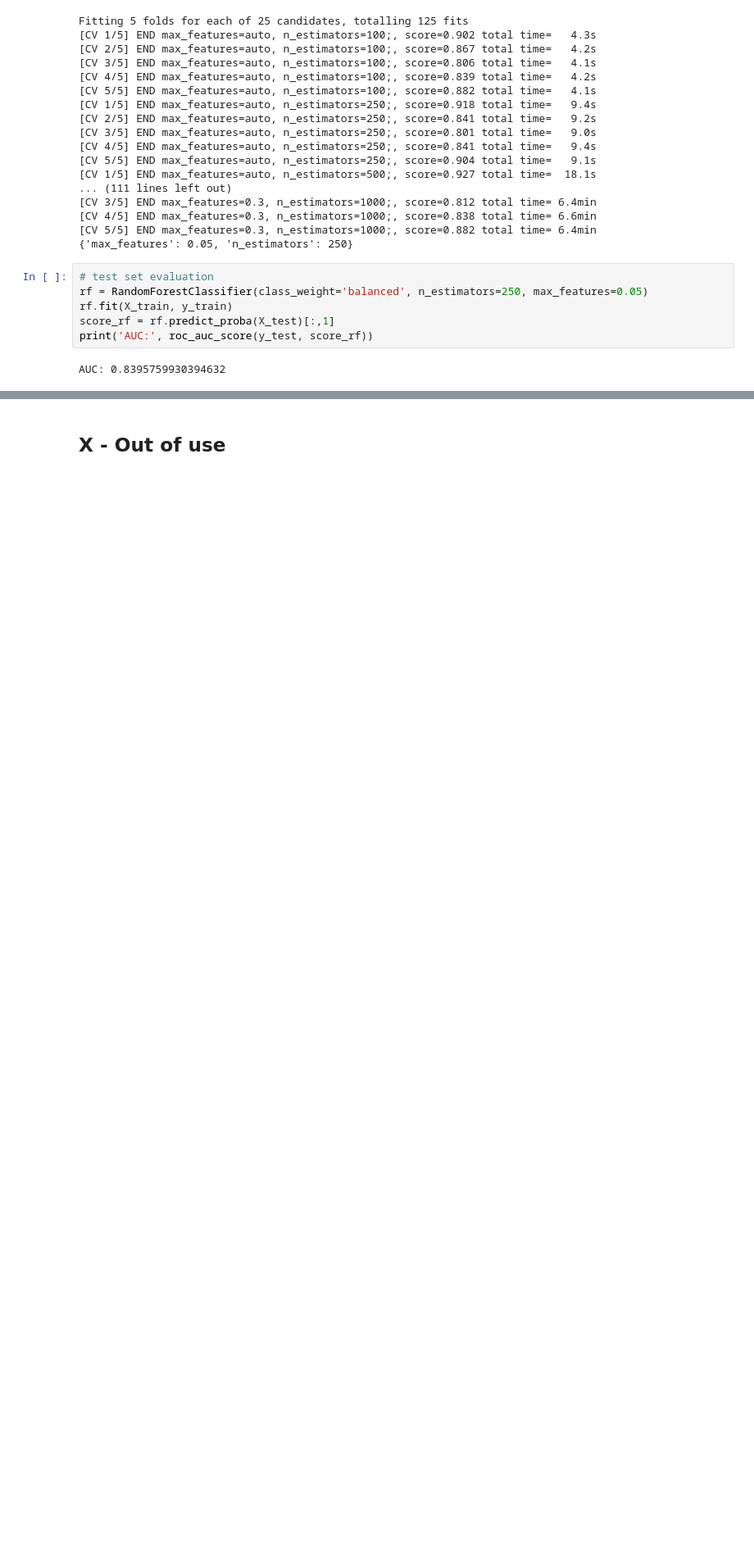
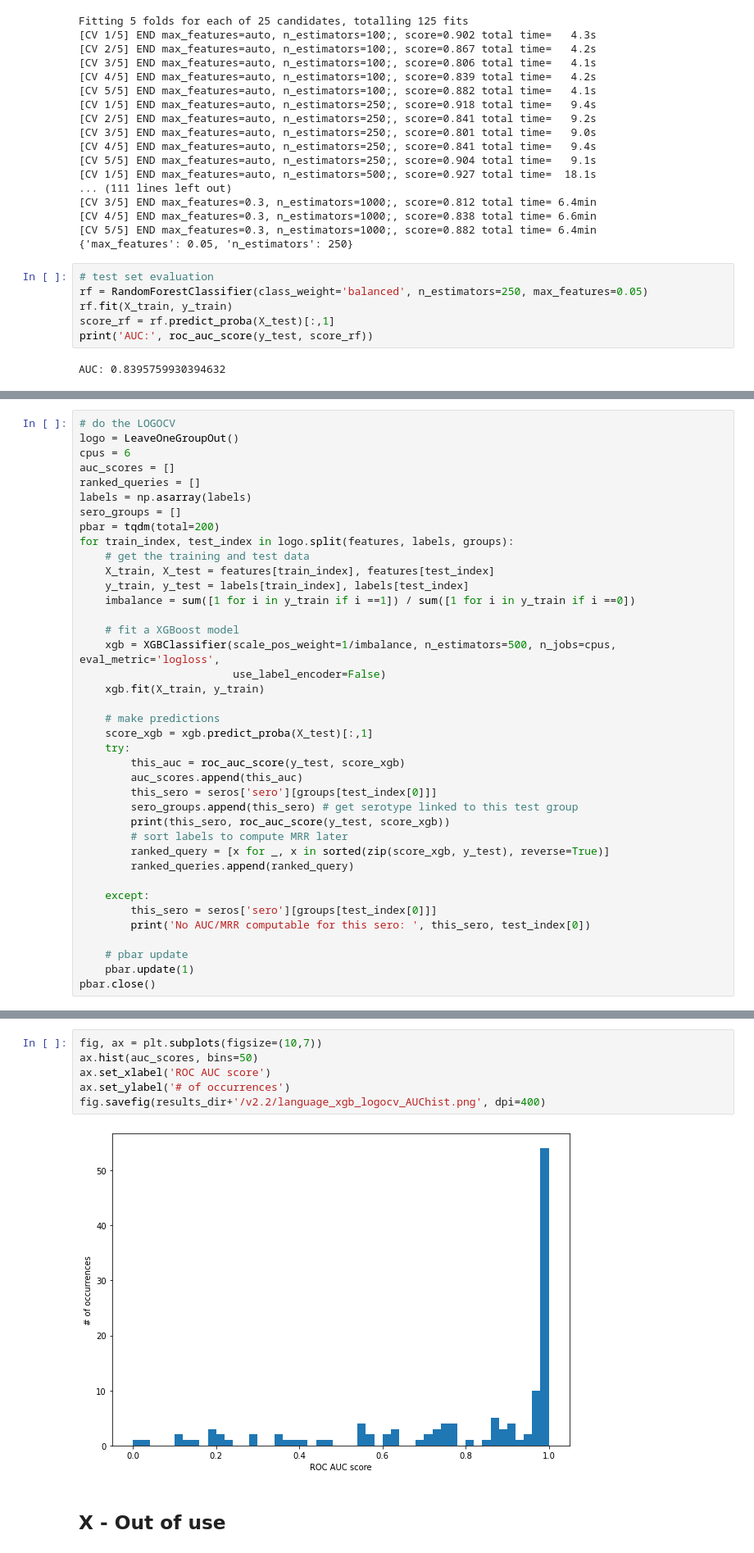
Before and after one commit to dimiboeckaerts/PhageHostLearn, a Jupyter notebook: learning/phagehostlearn_v22_language.ipynb, the cells around one changed output, grey strips where cells are left out. Shown at 82% size. Saved outputs shown, nothing was run; the diff lists cells and outputs as text; blank space fills up the shorter version.

```diff
--- a/learning/phagehostlearn_v22_language.ipynb
+++ b/learning/phagehostlearn_v22_language.ipynb
@@ -294,0 +300,39 @@ In our setting, every query is a row in our interactions matrix, representing on
+# %%
+# do the LOGOCV
+logo = LeaveOneGroupOut()
+cpus = 6
+auc_scores = []
+ranked_queries = []
+labels = np.asarray(labels)
+sero_groups = []
+pbar = tqdm(total=200)
+for train_index, test_index in logo.split(features, labels, groups):
+    # get the training and test data
+    X_train, X_test = features[train_index], features[test_index]
+    y_train, y_test = labels[train_index], labels[test_index]
+    imbalance = sum([1 for i in y_train if i ==1]) / sum([1 for i in y_train if i ==0])
+
+    # fit a XGBoost model
+    xgb = XGBClassifier(scale_pos_weight=1/imbalance, n_estimators=500, n_jobs=cpus, eval_metric='logloss',
+                        use_label_encoder=False)
+    xgb.fit(X_train, y_train)
+
+    # make predictions
+    score_xgb = xgb.predict_proba(X_test)[:,1]
+    try:
+        this_auc = roc_auc_score(y_test, score_xgb)
+        auc_scores.append(this_auc)
+        this_sero = seros['sero'][groups[test_index[0]]]
+        sero_groups.append(this_sero) # get serotype linked to this test group
+        print(this_sero, roc_auc_score(y_test, score_xgb))
+        # sort labels to compute MRR later
+        ranked_query = [x for _, x in sorted(zip(score_xgb, y_test), reverse=True)]
+        ranked_queries.append(ranked_query)
+
+    except:
+        this_sero = seros['sero'][groups[test_index[0]]]
+        print('No AUC/MRR computable for this sero: ', this_sero, test_index[0])
+
+    # pbar update
+    pbar.update(1)
+pbar.close()
@@ -295,3 +367,11 @@ In our setting, every query is a row in our interactions matrix, representing on
+# %%
+fig, ax = plt.subplots(figsize=(10,7))
+ax.hist(auc_scores, bins=50)
+ax.set_xlabel('ROC AUC score')
+ax.set_ylabel('# of occurrences')
+fig.savefig(results_dir+'/v2.2/language_xgb_logocv_AUChist.png', dpi=400)
+# %% [output]
+[figure, added]
 # %% [markdown]
 ## X - Out of use
 # %% [raw]
```
Also changed, not shown: parts of 11 cells of this notebook, 5 other files.
